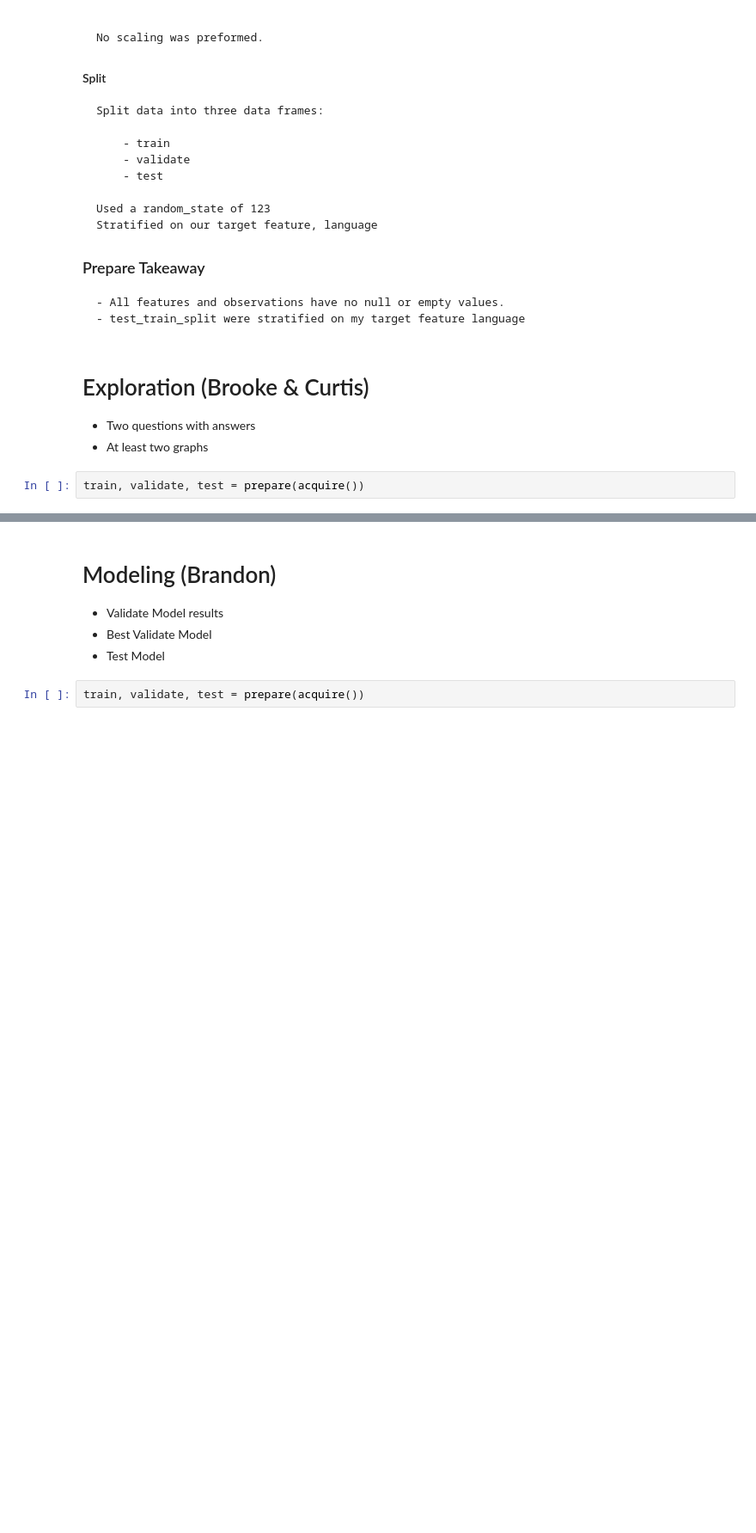
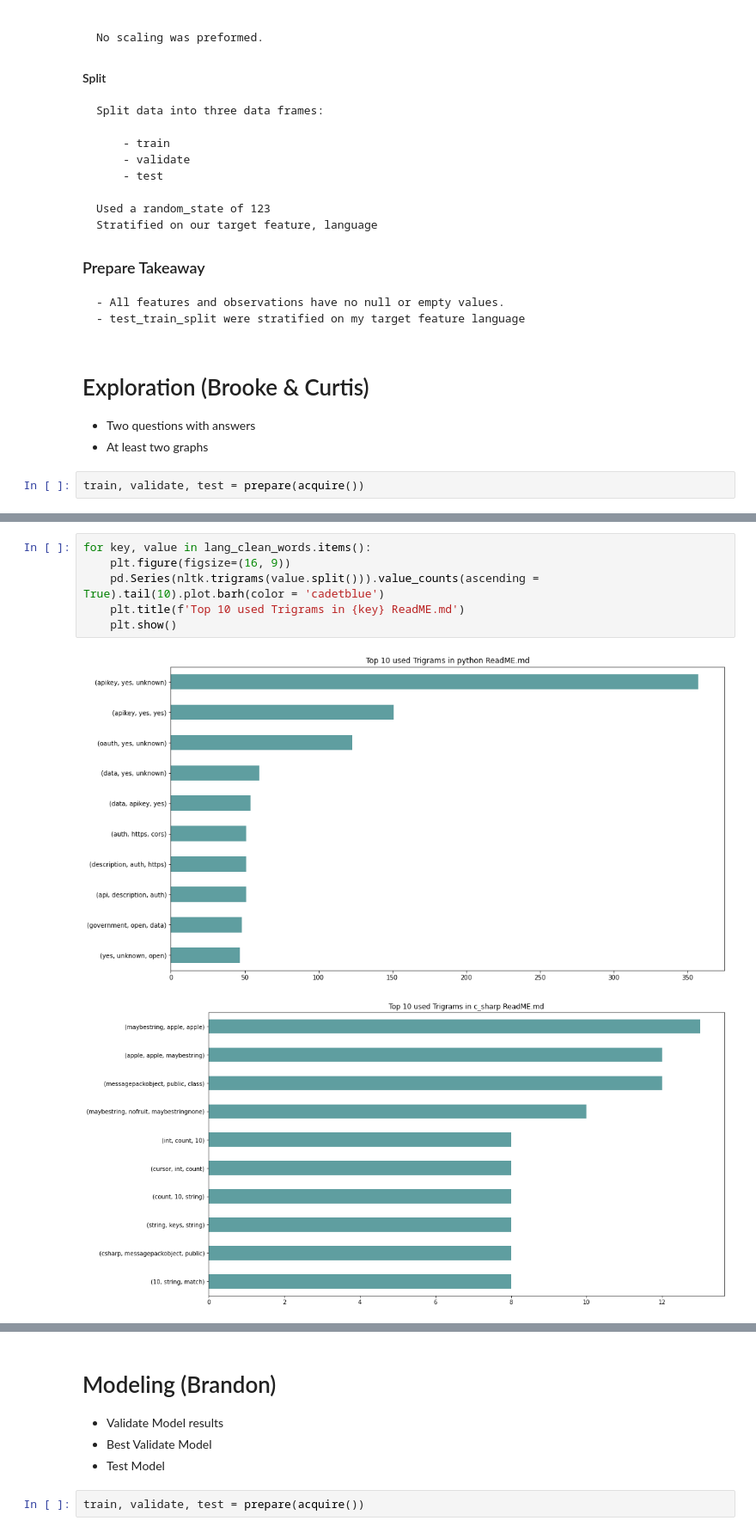
Before and after one commit to codeup-germain/github-code-composition, a Jupyter notebook: final.ipynb, the cells around one changed output, grey strips where cells are left out. Shown at 86% size. Cells and saved outputs as stored; diff of their text form; blank space fills up the shorter version.

```diff
--- a/final.ipynb
+++ b/final.ipynb
@@ -222,0 +378,9 @@ train, validate, test = prepare(acquire())
+# %%
+for key, value in lang_clean_words.items():
+    plt.figure(figsize=(16, 9))
+    pd.Series(nltk.trigrams(value.split())).value_counts(ascending = True).tail(10).plot.barh(color = 'cadetblue')
+    plt.title(f'Top 10 used Trigrams in {key} ReadME.md')
+    plt.show()
+# %% [output]
+[figure, added]
+[figure, added]
```
Also changed, not shown: parts of 24 cells of this notebook.
